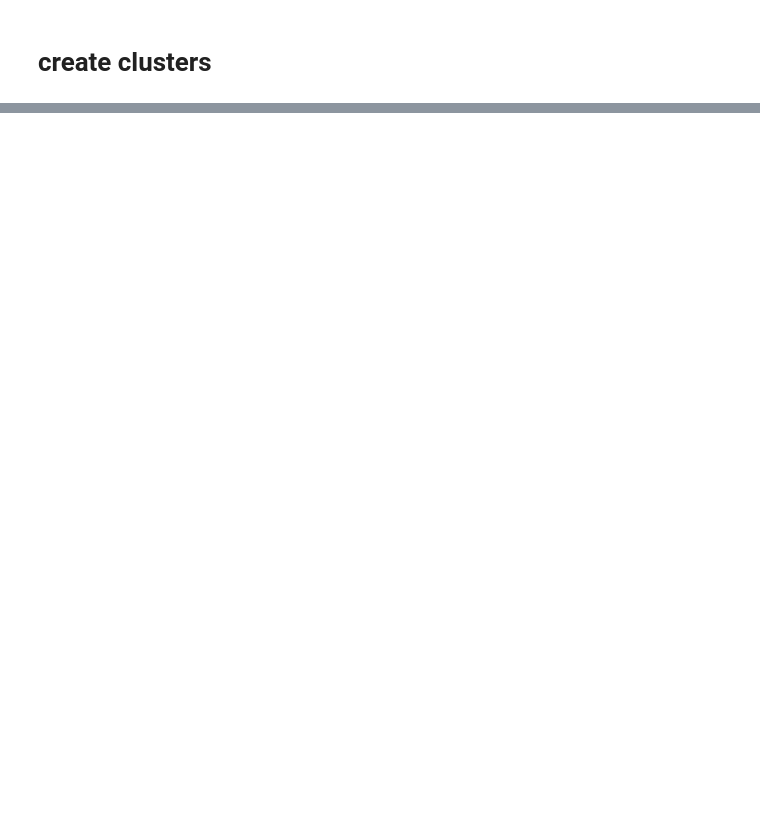
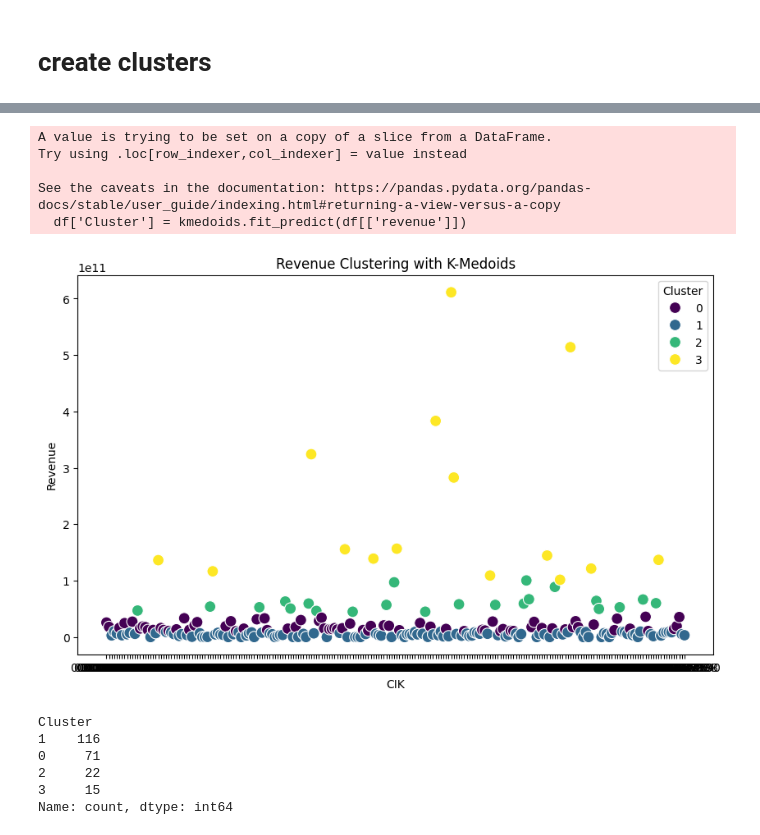
Before and after one commit to rushilsheth/inscope-takehome, a Jupyter notebook: clustering.ipynb, the cells around one changed output, grey strips where cells are left out. Cells and saved outputs as stored; diff of their text form; code cells hidden in the pictures; blank space fills up the shorter version.

```diff
--- a/clustering.ipynb
+++ b/clustering.ipynb
@@ -72,2 +62,21 @@ cik_summary_df
+# %%
+def extract_value_from_json_str(json_dict, key):
+    try:
+        value = json_dict.get(key)
+        if value == 'N/A':
+            return None
+        if key == 'revenue' and value is not None:
+            # Remove commas and convert to float or int
+            if isinstance(value, str):
+                # Remove commas and convert to float
+                return float(value.replace(',', ''))
+            elif isinstance(value, (int, float)):
+                # Directly return number
+                return value
+        return value
+    except AttributeError:
+        return None
+cik_summary_df['summary'] = cik_summary_df['final_json'].apply(lambda x: extract_value_from_json_str(x, 'summary'))
+cik_summary_df['revenue'] = cik_summary_df['final_json'].apply(lambda x: extract_value_from_json_str(x, 'revenue'))
 # %%
 import pandas as pd
@@ -93,0 +192,29 @@ llm_compare_summaries = eval_summary('0001757898', 'steries_exec_summary.txt', m
+# %%
+import seaborn as sns
+# Assuming df is your DataFrame with CIK and revenue
+kmedoids = KMedoids(n_clusters=4, random_state=0)
+df['Cluster'] = kmedoids.fit_predict(df[['revenue']])
+
+# Visualize the clusters
+plt.figure(figsize=(10,6))
+sns.scatterplot(data=df, x='CIK', y='revenue', hue='Cluster', palette='viridis', s=100)
+plt.title('Revenue Clustering with K-Medoids')
+plt.xlabel('CIK')
+plt.ylabel('Revenue')
+plt.show()
+# %% [output]
+A value is trying to be set on a copy of a slice from a DataFrame.
+Try using .loc[row_indexer,col_indexer] = value instead
+
+See the caveats in the documentation: https://pandas.pydata.org/pandas-docs/stable/user_guide/indexing.html#returning-a-view-versus-a-copy
+  df['Cluster'] = kmedoids.fit_predict(df[['revenue']])
+[figure, added]
+# %%
+df['Cluster'].value_counts()
+# %% [output]
+Cluster
+1    116
+0     71
+2     22
+3     15
+Name: count, dtype: int64
```
Also changed, not shown: parts of 18 cells of this notebook, 4 other files.
